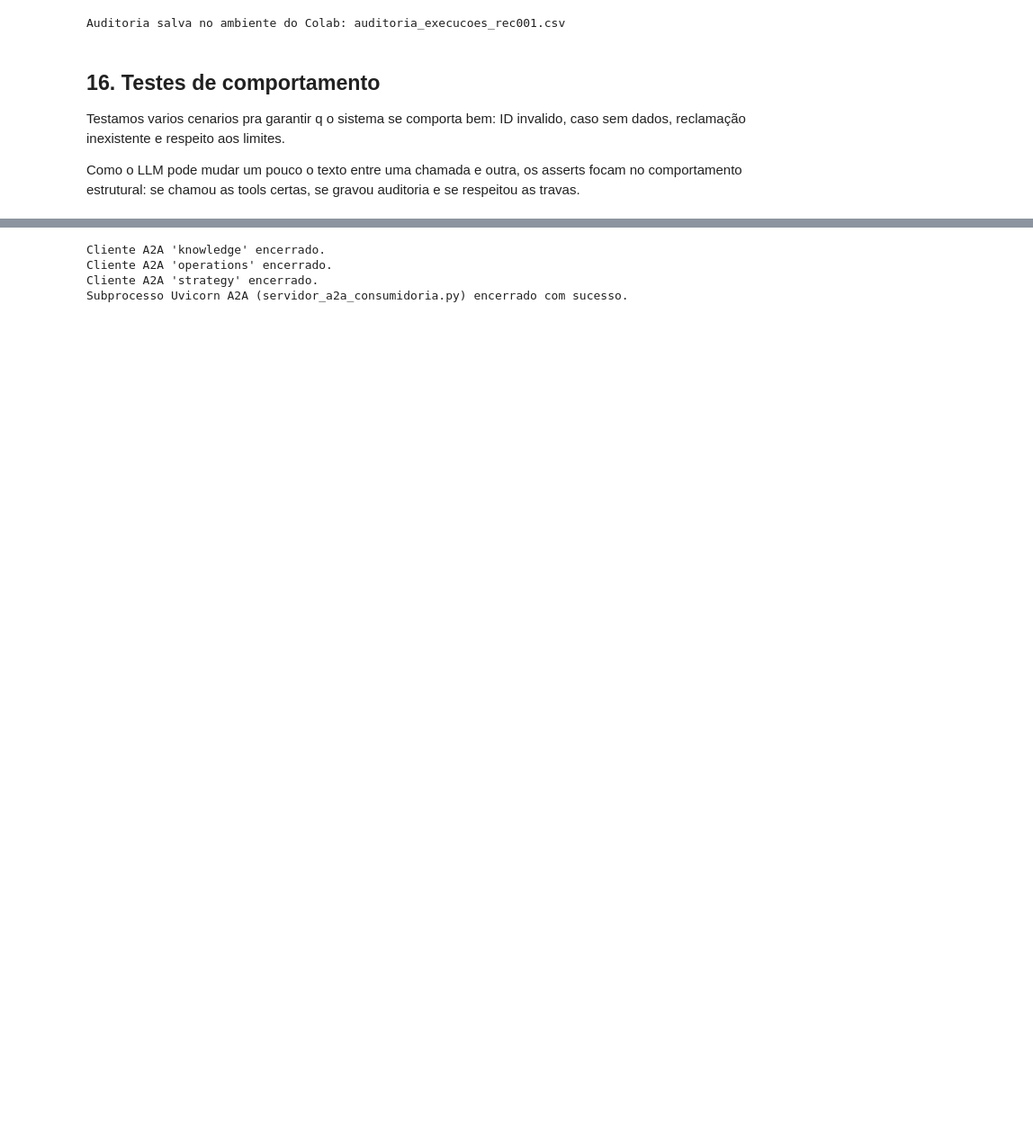
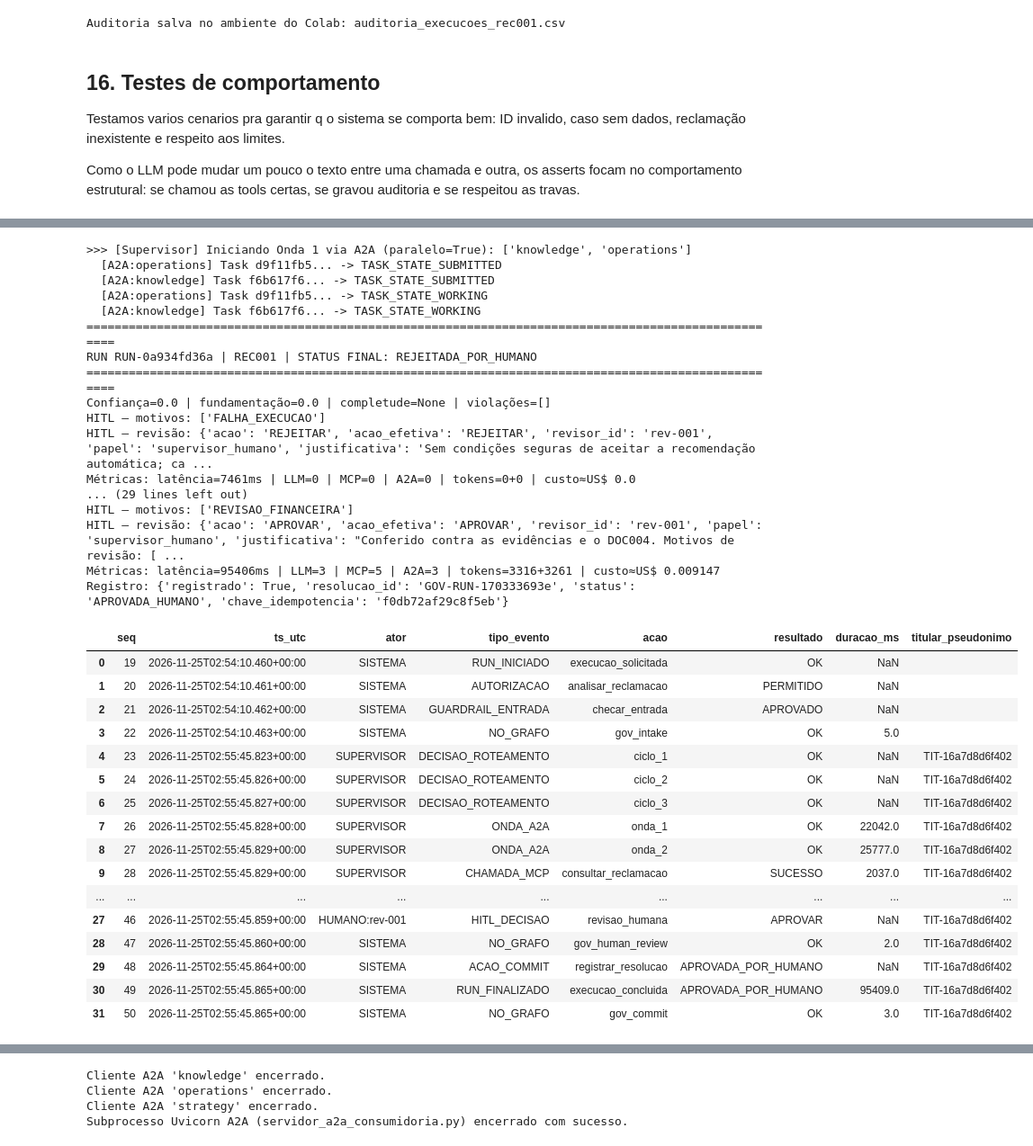
Before and after one commit to BryanWille/puc_engenharia_agentes-ai-agentica, a Jupyter notebook: Trabalho.ipynb, the cells around one changed output, grey strips where cells are left out. Shown at 90% size. Saved outputs shown, nothing was run; the diff lists cells and outputs as text; code cells hidden in the pictures; blank space fills up the shorter version.

```diff
--- a/Trabalho.ipynb
+++ b/Trabalho.ipynb
@@ -2826,0 +4389,42 @@ Limites validados.
+# %%
+estado_rec001 = await executar_com_governanca("REC001")
+mostrar_resultado_governado(estado_rec001)
+
+print("\n\n")
+estado_rec004 = await executar_com_governanca("REC004")
+mostrar_resultado_governado(estado_rec004, mostrar_audit=True)
+# %% [output]
+>>> [Supervisor] Iniciando Onda 1 via A2A (paralelo=True): ['knowledge', 'operations']
+  [A2A:operations] Task d9f11fb5... -> TASK_STATE_SUBMITTED
+  [A2A:knowledge] Task f6b617f6... -> TASK_STATE_SUBMITTED
+  [A2A:operations] Task d9f11fb5... -> TASK_STATE_WORKING
+  [A2A:knowledge] Task f6b617f6... -> TASK_STATE_WORKING
+====================================================================================================
+RUN RUN-0a934fd36a | REC001 | STATUS FINAL: REJEITADA_POR_HUMANO
+====================================================================================================
+Confiança=0.0 | fundamentação=0.0 | completude=None | violações=[]
+HITL — motivos: ['FALHA_EXECUCAO']
+HITL — revisão: {'acao': 'REJEITAR', 'acao_efetiva': 'REJEITAR', 'revisor_id': 'rev-001', 'papel': 'supervisor_humano', 'justificativa': 'Sem condições seguras de aceitar a recomendação automática; ca ...
+Métricas: latência=7461ms | LLM=0 | MCP=0 | A2A=0 | tokens=0+0 | custo≈US$ 0.0
+... (29 lines left out)
+HITL — motivos: ['REVISAO_FINANCEIRA']
+HITL — revisão: {'acao': 'APROVAR', 'acao_efetiva': 'APROVAR', 'revisor_id': 'rev-001', 'papel': 'supervisor_humano', 'justificativa': "Conferido contra as evidências e o DOC004. Motivos de revisão: [ ...
+Métricas: latência=95406ms | LLM=3 | MCP=5 | A2A=3 | tokens=3316+3261 | custo≈US$ 0.009147
+Registro: {'registrado': True, 'resolucao_id': 'GOV-RUN-170333693e', 'status': 'APROVADA_HUMANO', 'chave_idempotencia': 'f0db72af29c8f5eb'}
+|  | seq | ts_utc | ator | tipo_evento | acao | resultado | duracao_ms | titular_pseudonimo |
+| 0 | 19 | 2026-11-25T02:54:10.460+00:00 | SISTEMA | RUN_INICIADO | execucao_solicitada | OK | NaN |  |
+| 1 | 20 | 2026-11-25T02:54:10.461+00:00 | SISTEMA | AUTORIZACAO | analisar_reclamacao | PERMITIDO | NaN |  |
+| 2 | 21 | 2026-11-25T02:54:10.462+00:00 | SISTEMA | GUARDRAIL_ENTRADA | checar_entrada | APROVADO | NaN |  |
+| 3 | 22 | 2026-11-25T02:54:10.463+00:00 | SISTEMA | NO_GRAFO | gov_intake | OK | 5.0 |  |
+| 4 | 23 | 2026-11-25T02:55:45.823+00:00 | SUPERVISOR | DECISAO_ROTEAMENTO | ciclo_1 | OK | NaN | TIT-16a7d8d6f402 |
+| 5 | 24 | 2026-11-25T02:55:45.826+00:00 | SUPERVISOR | DECISAO_ROTEAMENTO | ciclo_2 | OK | NaN | TIT-16a7d8d6f402 |
+| 6 | 25 | 2026-11-25T02:55:45.827+00:00 | SUPERVISOR | DECISAO_ROTEAMENTO | ciclo_3 | OK | NaN | TIT-16a7d8d6f402 |
+| 7 | 26 | 2026-11-25T02:55:45.828+00:00 | SUPERVISOR | ONDA_A2A | onda_1 | OK | 22042.0 | TIT-16a7d8d6f402 |
+| 8 | 27 | 2026-11-25T02:55:45.829+00:00 | SUPERVISOR | ONDA_A2A | onda_2 | OK | 25777.0 | TIT-16a7d8d6f402 |
+| 9 | 28 | 2026-11-25T02:55:45.829+00:00 | SUPERVISOR | CHAMADA_MCP | consultar_reclamacao | SUCESSO | 2037.0 | TIT-16a7d8d6f402 |
+| ... | ... | ... | ... | ... | ... | ... | ... | ... |
+| 27 | 46 | 2026-11-25T02:55:45.859+00:00 | HUMANO:rev-001 | HITL_DECISAO | revisao_humana | APROVAR | NaN | TIT-16a7d8d6f402 |
+| 28 | 47 | 2026-11-25T02:55:45.860+00:00 | SISTEMA | NO_GRAFO | gov_human_review | OK | 2.0 | TIT-16a7d8d6f402 |
+| 29 | 48 | 2026-11-25T02:55:45.864+00:00 | SISTEMA | ACAO_COMMIT | registrar_resolucao | APROVADA_POR_HUMANO | NaN | TIT-16a7d8d6f402 |
+| 30 | 49 | 2026-11-25T02:55:45.865+00:00 | SISTEMA | RUN_FINALIZADO | execucao_concluida | APROVADA_POR_HUMANO | 95409.0 | TIT-16a7d8d6f402 |
+| 31 | 50 | 2026-11-25T02:55:45.865+00:00 | SISTEMA | NO_GRAFO | gov_commit | OK | 3.0 | TIT-16a7d8d6f402 |
```
Also changed, not shown: parts of 38 cells of this notebook, 14 other files.
